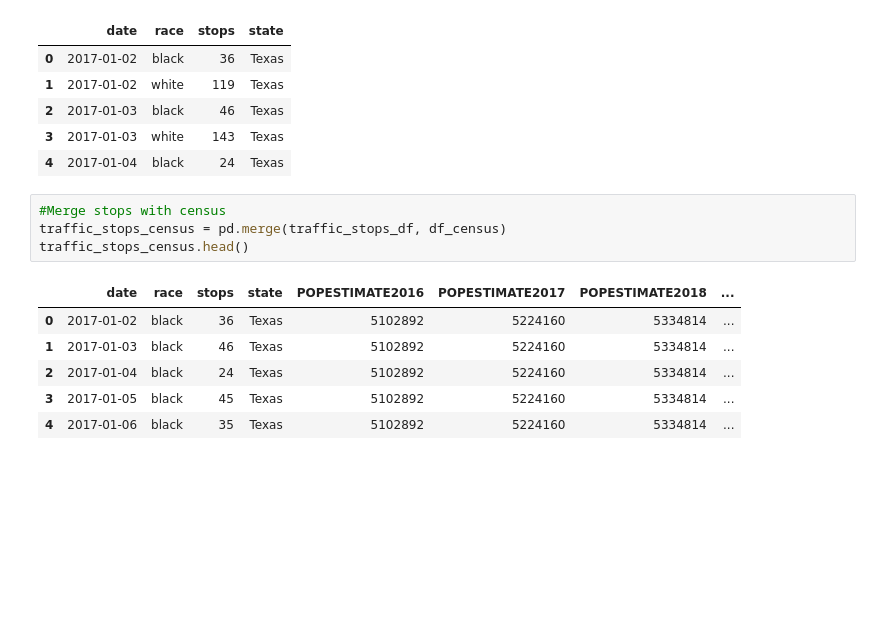
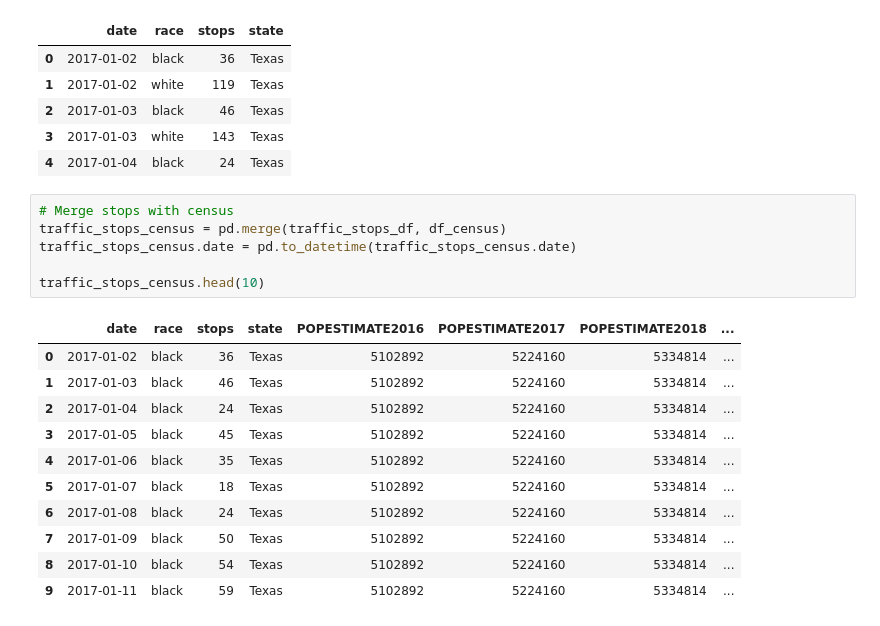
Before and after one commit to epfl-ada/ada-2020-project-milestone-p3-p3_three_musketeers, a Jupyter notebook: data_wranggling.ipynb, the cells around one changed output. Drawn from its saved outputs; the diff is of its cells as text; blank space fills up the shorter version.

```diff
--- a/data_wranggling.ipynb
+++ b/data_wranggling.ipynb
@@ -250,13 +250,20 @@ traffic_stops_df.head()
 | 3 | 2017-01-03 | white | 143 | Texas |
 | 4 | 2017-01-04 | black | 24 | Texas |
 # %%
-#Merge stops with census
+# Merge stops with census
 traffic_stops_census = pd.merge(traffic_stops_df, df_census)
-traffic_stops_census.head()
+traffic_stops_census.date = pd.to_datetime(traffic_stops_census.date)
+
+traffic_stops_census.head(10)
 # %% [output]
 |  | date | race | stops | state | POPESTIMATE2016 | POPESTIMATE2017 | POPESTIMATE2018 | ... |
 | 0 | 2017-01-02 | black | 36 | Texas | 5102892 | 5224160 | 5334814 | ... |
 | 1 | 2017-01-03 | black | 46 | Texas | 5102892 | 5224160 | 5334814 | ... |
 | 2 | 2017-01-04 | black | 24 | Texas | 5102892 | 5224160 | 5334814 | ... |
 | 3 | 2017-01-05 | black | 45 | Texas | 5102892 | 5224160 | 5334814 | ... |
 | 4 | 2017-01-06 | black | 35 | Texas | 5102892 | 5224160 | 5334814 | ... |
+| 5 | 2017-01-07 | black | 18 | Texas | 5102892 | 5224160 | 5334814 | ... |
+| 6 | 2017-01-08 | black | 24 | Texas | 5102892 | 5224160 | 5334814 | ... |
+| 7 | 2017-01-09 | black | 50 | Texas | 5102892 | 5224160 | 5334814 | ... |
+| 8 | 2017-01-10 | black | 54 | Texas | 5102892 | 5224160 | 5334814 | ... |
+| 9 | 2017-01-11 | black | 59 | Texas | 5102892 | 5224160 | 5334814 | ... |
```
Also changed, not shown: parts of 11 cells of this notebook.
